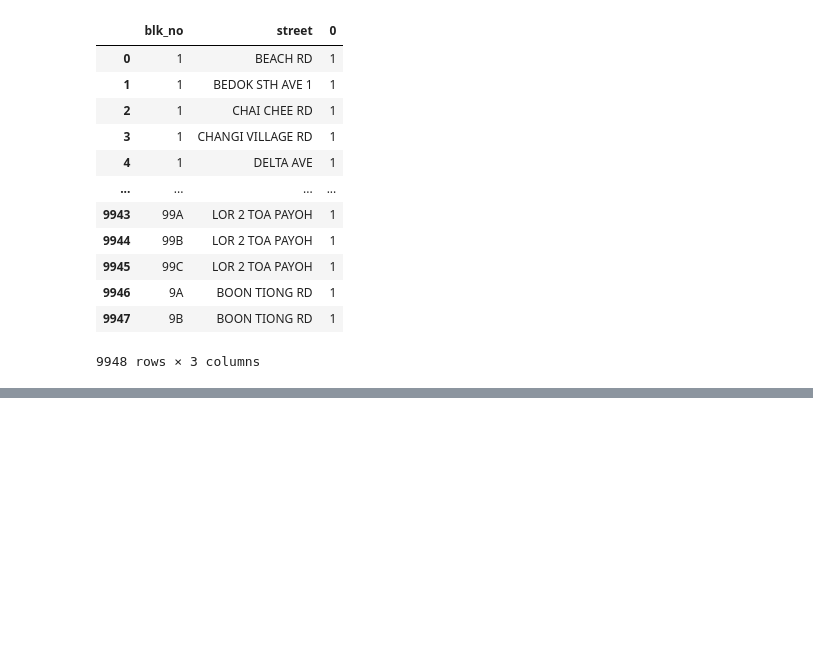
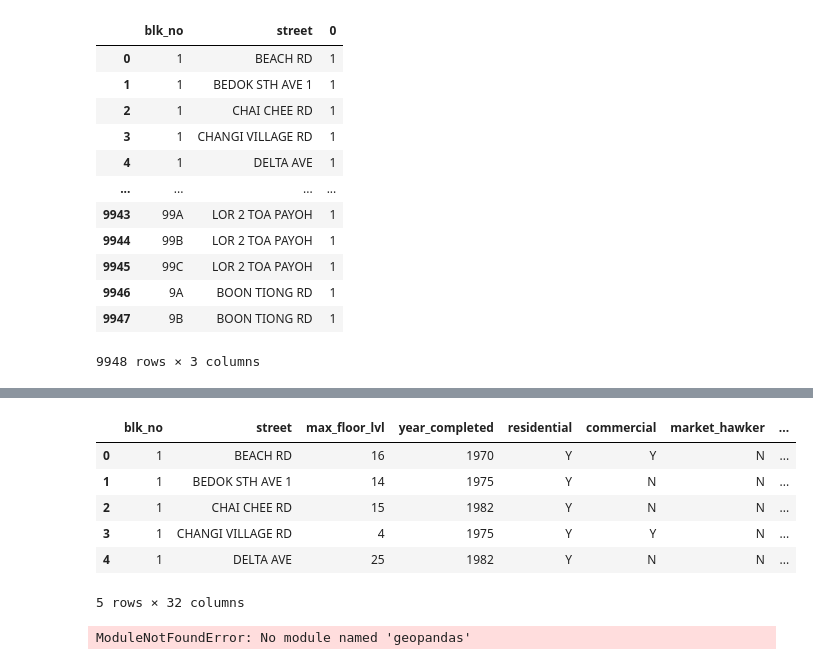
Before and after one commit to ngzhili/HDB-EIP, a Jupyter notebook: visualization.ipynb, the cells around one changed output, grey strips where cells are left out. Cells and saved outputs as stored; diff of their text form; code cells hidden in the pictures; blank space fills up the shorter version.

```diff
--- a/visualization.ipynb
+++ b/visualization.ipynb
@@ -208,0 +278,22 @@ df_combined.to_csv("hdb_property_processed.csv",index=False)
+# %%
+import pandas as pd
+# https://data.gov.sg/dataset/hdb-property-information?resource_id=482bfa14-2977-4035-9c61-c85f871daf4e
+df = pd.read_csv(r"hdb_property_processed.csv")
+df.head()
+# %% [output]
+|  | blk_no | street | max_floor_lvl | year_completed | residential | commercial | market_hawker | ... |
+| 0 | 1 | BEACH RD | 16 | 1970 | Y | Y | N | ... |
+| 1 | 1 | BEDOK STH AVE 1 | 14 | 1975 | Y | N | N | ... |
+| 2 | 1 | CHAI CHEE RD | 15 | 1982 | Y | N | N | ... |
+| 3 | 1 | CHANGI VILLAGE RD | 4 | 1975 | Y | Y | N | ... |
+| 4 | 1 | DELTA AVE | 25 | 1982 | Y | N | N | ... |
+5 rows × 32 columns
+# %%
+from geopandas import GeoDataFrame
+from shapely.geometry import Points
+
+geometry = [Point(xy) for xy in zip(df.Lon, df.Lat)]
+df = df.drop(['Lon', 'Lat'], axis=1)
+gdf = GeoDataFrame(df, crs="EPSG:4326", geometry=geometry)
+# %% [output]
+ModuleNotFoundError: No module named 'geopandas'
```
Also changed, not shown: parts of 13 cells of this notebook, 3 other files.
